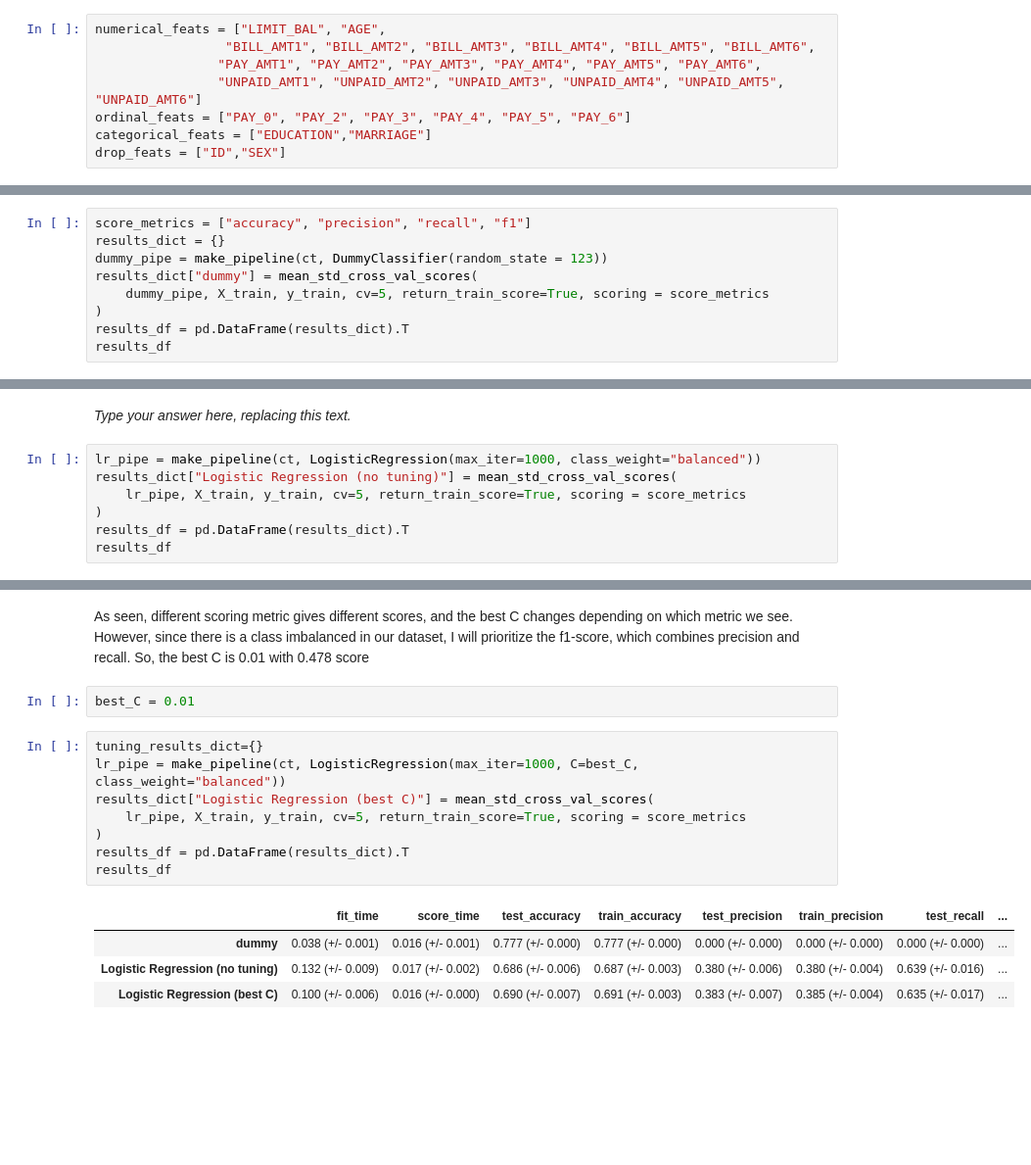
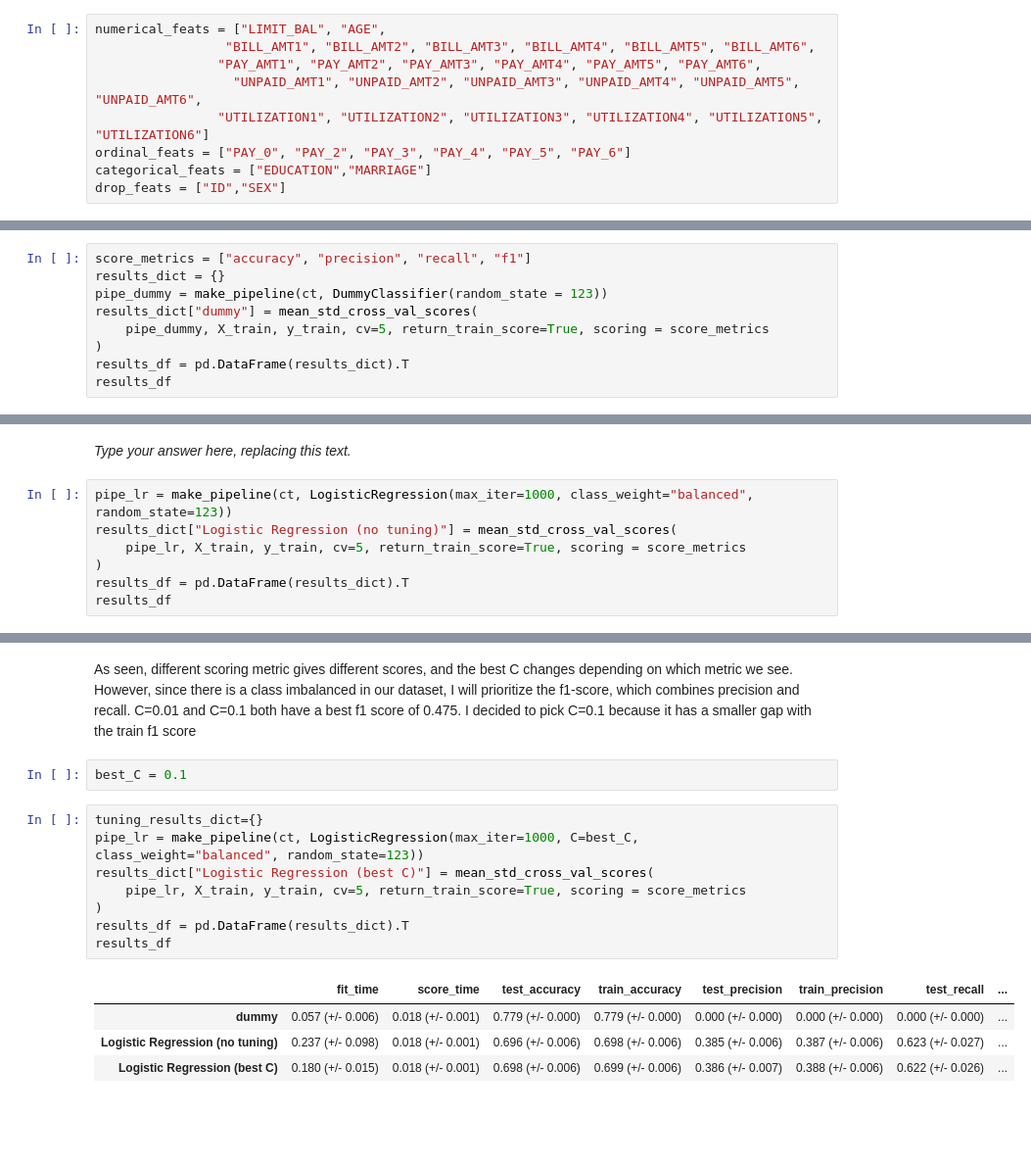
Before and after one commit to jessicapatricia012/CPSC-330-HW5, a Jupyter notebook: hw5.ipynb, the cells around one changed output, grey strips where cells are left out. Shown at 98% size. Drawn from its saved outputs; the diff is of its cells as text; blank space fills up the shorter version.

```diff
--- a/hw5.ipynb
+++ b/hw5.ipynb
@@ -461,7 +552,8 @@ _Points:_ 10
 numerical_feats = ["LIMIT_BAL", "AGE",
                  "BILL_AMT1", "BILL_AMT2", "BILL_AMT3", "BILL_AMT4", "BILL_AMT5", "BILL_AMT6",
                 "PAY_AMT1", "PAY_AMT2", "PAY_AMT3", "PAY_AMT4", "PAY_AMT5", "PAY_AMT6",
-                "UNPAID_AMT1", "UNPAID_AMT2", "UNPAID_AMT3", "UNPAID_AMT4", "UNPAID_AMT5", "UNPAID_AMT6"]
+                  "UNPAID_AMT1", "UNPAID_AMT2", "UNPAID_AMT3", "UNPAID_AMT4", "UNPAID_AMT5", "UNPAID_AMT6",
+                "UTILIZATION1", "UTILIZATION2", "UTILIZATION3", "UTILIZATION4", "UTILIZATION5", "UTILIZATION6"]
 ordinal_feats = ["PAY_0", "PAY_2", "PAY_3", "PAY_4", "PAY_5", "PAY_6"]
 categorical_feats = ["EDUCATION","MARRIAGE"]
 drop_feats = ["ID","SEX"]
@@ -603,9 +681,9 @@ def mean_std_cross_val_scores(model, X_train, y_train, **kwargs):
 # %%
 score_metrics = ["accuracy", "precision", "recall", "f1"]
 results_dict = {}
-dummy_pipe = make_pipeline(ct, DummyClassifier(random_state = 123))
+pipe_dummy = make_pipeline(ct, DummyClassifier(random_state = 123))
 results_dict["dummy"] = mean_std_cross_val_scores(
-    dummy_pipe, X_train, y_train, cv=5, return_train_score=True, scoring = score_metrics
+    pipe_dummy, X_train, y_train, cv=5, return_train_score=True, scoring = score_metrics
 )
 results_df = pd.DataFrame(results_dict).T
 results_df
@@ -649,9 +727,9 @@ _Points:_ 10
 # %% [markdown]
 _Type your answer here, replacing this text._
 # %%
-lr_pipe = make_pipeline(ct, LogisticRegression(max_iter=1000, class_weight="balanced"))
+pipe_lr = make_pipeline(ct, LogisticRegression(max_iter=1000, class_weight="balanced", random_state=123))
 results_dict["Logistic Regression (no tuning)"] = mean_std_cross_val_scores(
-    lr_pipe, X_train, y_train, cv=5, return_train_score=True, scoring = score_metrics
+    pipe_lr, X_train, y_train, cv=5, return_train_score=True, scoring = score_metrics
 )
 results_df = pd.DataFrame(results_dict).T
 results_df
@@ -686,20 +764,20 @@ tuning_results_df
 # %% [markdown]
-As seen, different scoring metric gives different scores, and the best C changes depending on which metric we see. However, since there is a class imbalanced in our dataset, I will prioritize the f1-score, which combines precision and recall. So, the best C is 0.01 with 0.478 score
+As seen, different scoring metric gives different scores, and the best C changes depending on which metric we see. However, since there is a class imbalanced in our dataset, I will prioritize the f1-score, which combines precision and recall. C=0.01 and C=0.1 both have a best f1 score of 0.475. I decided to pick C=0.1 because it has a smaller gap with the train f1 score
 # %%
-best_C = 0.01
+best_C = 0.1
 # %%
 tuning_results_dict={}
-lr_pipe = make_pipeline(ct, LogisticRegression(max_iter=1000, C=best_C, class_weight="balanced"))
+pipe_lr = make_pipeline(ct, LogisticRegression(max_iter=1000, C=best_C, class_weight="balanced", random_state=123))
 results_dict["Logistic Regression (best C)"] = mean_std_cross_val_scores(
-    lr_pipe, X_train, y_train, cv=5, return_train_score=True, scoring = score_metrics
+    pipe_lr, X_train, y_train, cv=5, return_train_score=True, scoring = score_metrics
 )
 results_df = pd.DataFrame(results_dict).T
 results_df
 # %% [output]
 |  | fit_time | score_time | test_accuracy | train_accuracy | test_precision | train_precision | test_recall | ... |
-| dummy | 0.038 (+/- 0.001) | 0.016 (+/- 0.001) | 0.777 (+/- 0.000) | 0.777 (+/- 0.000) | 0.000 (+/- 0.000) | 0.000 (+/- 0.000) | 0.000 (+/- 0.000) | ... |
-| Logistic Regression (no tuning) | 0.132 (+/- 0.009) | 0.017 (+/- 0.002) | 0.686 (+/- 0.006) | 0.687 (+/- 0.003) | 0.380 (+/- 0.006) | 0.380 (+/- 0.004) | 0.639 (+/- 0.016) | ... |
-| Logistic Regression (best C) | 0.100 (+/- 0.006) | 0.016 (+/- 0.000) | 0.690 (+/- 0.007) | 0.691 (+/- 0.003) | 0.383 (+/- 0.007) | 0.385 (+/- 0.004) | 0.635 (+/- 0.017) | ... |
+| dummy | 0.057 (+/- 0.006) | 0.018 (+/- 0.001) | 0.779 (+/- 0.000) | 0.779 (+/- 0.000) | 0.000 (+/- 0.000) | 0.000 (+/- 0.000) | 0.000 (+/- 0.000) | ... |
+| Logistic Regression (no tuning) | 0.237 (+/- 0.098) | 0.018 (+/- 0.001) | 0.696 (+/- 0.006) | 0.698 (+/- 0.006) | 0.385 (+/- 0.006) | 0.387 (+/- 0.006) | 0.623 (+/- 0.027) | ... |
+| Logistic Regression (best C) | 0.180 (+/- 0.015) | 0.018 (+/- 0.001) | 0.698 (+/- 0.006) | 0.699 (+/- 0.006) | 0.386 (+/- 0.007) | 0.388 (+/- 0.006) | 0.622 (+/- 0.026) | ... |
 # %% [markdown]
 <!-- END QUESTION -->
 
```
Also changed, not shown: parts of 57 cells of this notebook, 5 other files.
